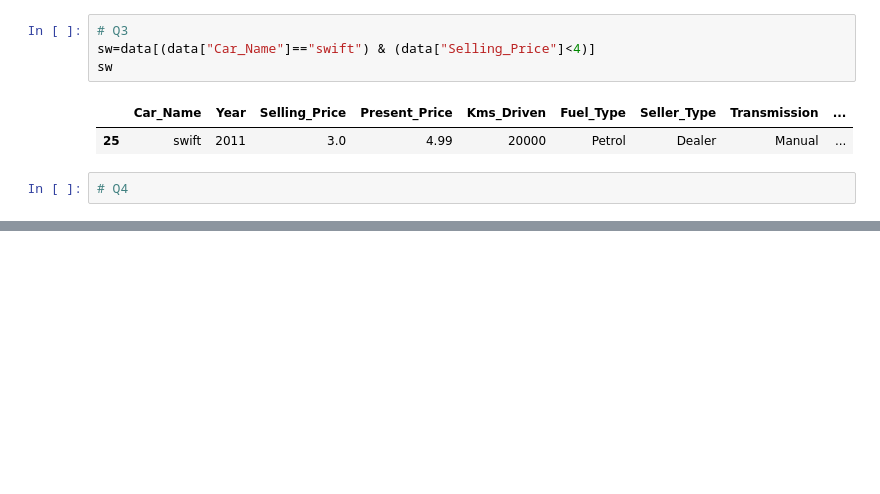
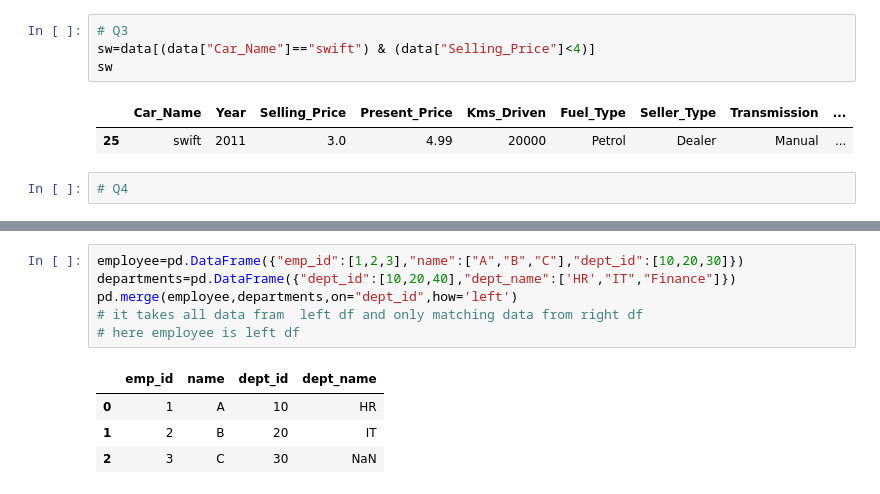
Before and after one commit to prince-gaudani/lj-sem_4, a Jupyter notebook: Prince Python/CH 1 pandas (1).ipynb, the cells around one changed output, grey strips where cells are left out. Drawn from its saved outputs; the diff is of its cells as text; blank space fills up the shorter version.

```diff
--- a/Prince Python/CH 1 pandas (1).ipynb
+++ b/Prince Python/CH 1 pandas (1).ipynb
@@ -1516,0 +1551,11 @@ sw
+# %%
+employee=pd.DataFrame({"emp_id":[1,2,3],"name":["A","B","C"],"dept_id":[10,20,30]})
+departments=pd.DataFrame({"dept_id":[10,20,40],"dept_name":['HR',"IT","Finance"]})
+pd.merge(employee,departments,on="dept_id",how='left')
+# it takes all data fram  left df and only matching data from right df
+# here employee is left df
+# %% [output]
+|  | emp_id | name | dept_id | dept_name |
+| 0 | 1 | A | 10 | HR |
+| 1 | 2 | B | 20 | IT |
+| 2 | 3 | C | 30 | NaN |
```
Also changed, not shown: parts of 12 cells of this notebook.
